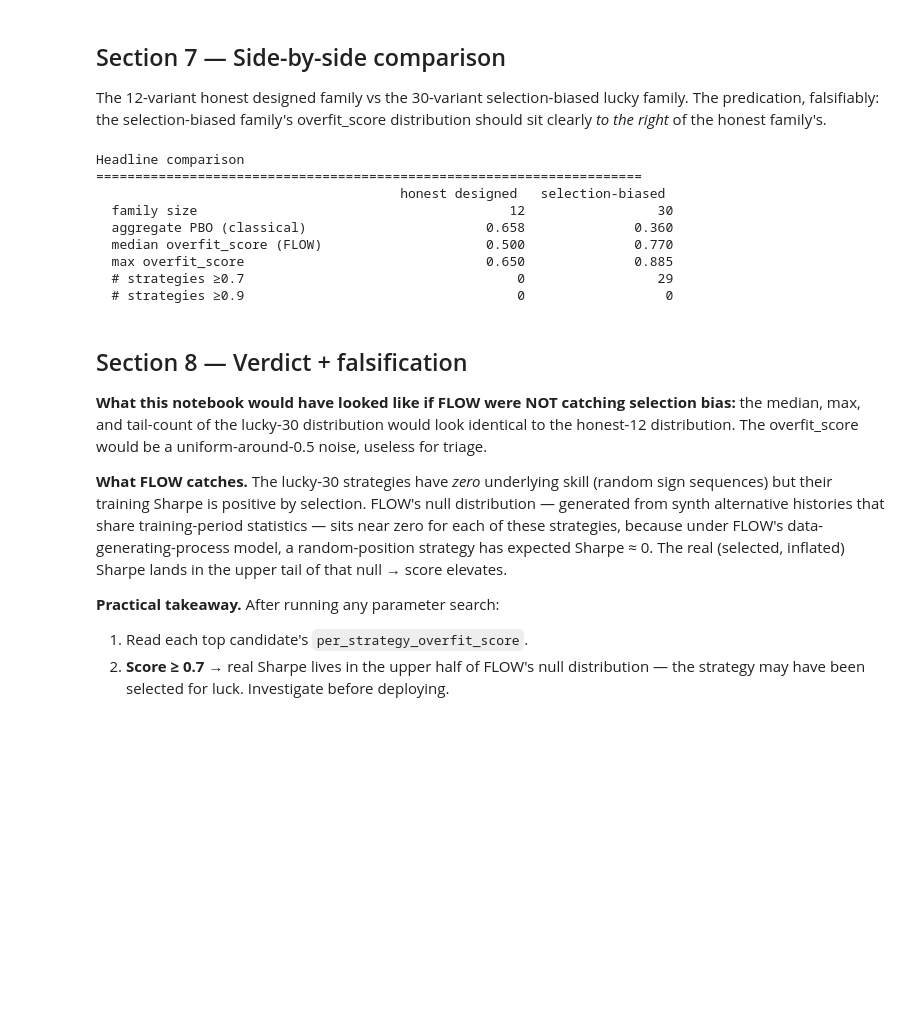
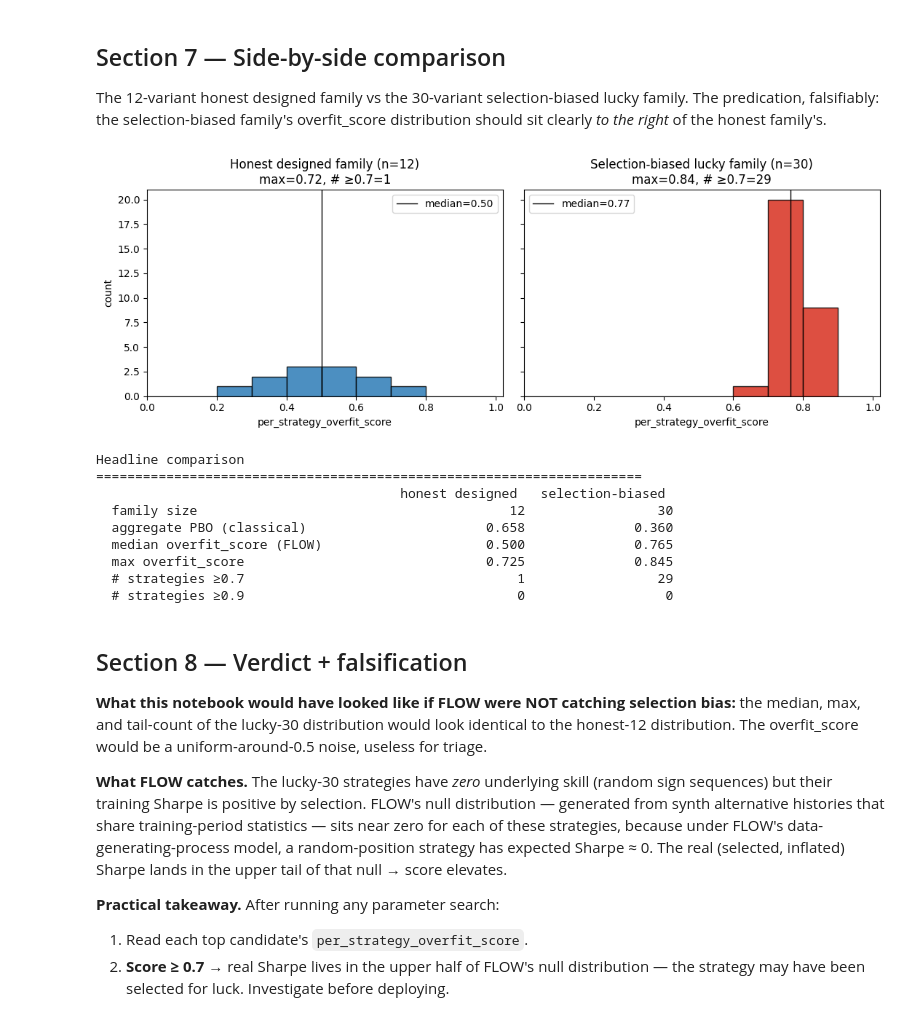
Before and after one commit to sablier-ai/sablier-flow, a Jupyter notebook: examples/01_backtest_robustness.ipynb, the cells around one changed output. Cells and saved outputs as stored; diff of their text form; code cells hidden in the pictures; blank space fills up the shorter version.

```diff
--- a/examples/01_backtest_robustness.ipynb
+++ b/examples/01_backtest_robustness.ipynb
@@ -387,7 +387,6 @@ overfit_score distribution should sit clearly *to the right* of the
 honest family's.
 # %%
 import matplotlib
-matplotlib.use('Agg')
 import matplotlib.pyplot as plt
 
 honest_vals   = list(honest_scores.values())
@@ -402,41 +401,42 @@ axes[0].axvline(np.median(honest_vals), color='black', ls='-', lw=1,
 axes[0].set_title(f'Honest designed family (n={len(honest_vals)})\n'
                   f'max={max(honest_vals):.2f}, # ≥0.7={sum(1 for v in honest_vals if v>=0.7)}')
 axes[0].set_xlabel('per_strategy_overfit_score')
 axes[0].set_ylabel('count')
 axes[0].set_xlim(0, 1.02)
 axes[0].legend()
 
 axes[1].hist(selected_vals, bins=np.arange(0, 1.05, 0.1),
              color='#D7301F', edgecolor='black', alpha=0.85)
 axes[1].axvline(np.median(selected_vals), color='black', ls='-', lw=1,
                 label=f'median={np.median(selected_vals):.2f}')
 axes[1].set_title(f'Selection-biased lucky family (n={len(selected_vals)})\n'
                   f'max={max(selected_vals):.2f}, # ≥0.7={sum(1 for v in selected_vals if v>=0.7)}')
 axes[1].set_xlabel('per_strategy_overfit_score')
 axes[1].set_xlim(0, 1.02)
 axes[1].legend()
 plt.tight_layout()
 plt.show()
 
 print()
 print('Headline comparison')
 print('=' * 70)
 print(f'                                       honest designed   selection-biased')
 print(f'  family size                          {len(honest_vals):>16d}   {len(selected_vals):>16d}')
 print(f'  aggregate PBO (classical)            {honest_report.pbo:>16.3f}   {selected_report.pbo:>16.3f}')
 print(f'  median overfit_score (FLOW)          {np.median(honest_vals):>16.3f}   {np.median(selected_vals):>16.3f}')
 print(f'  max overfit_score                    {max(honest_vals):>16.3f}   {max(selected_vals):>16.3f}')
 print(f'  # strategies ≥0.7                    {sum(1 for v in honest_vals if v>=0.7):>16d}   {sum(1 for v in selected_vals if v>=0.7):>16d}')
 print(f'  # strategies ≥0.9                    {sum(1 for v in honest_vals if v>=0.9):>16d}   {sum(1 for v in selected_vals if v>=0.9):>16d}')
 # %% [output]
+[figure, added]
 Headline comparison
 ======================================================================
                                        honest designed   selection-biased
   family size                                        12                 30
   aggregate PBO (classical)                       0.658              0.360
-  median overfit_score (FLOW)                     0.500              0.770
-  max overfit_score                               0.650              0.885
-  # strategies ≥0.7                                   0                 29
+  median overfit_score (FLOW)                     0.500              0.765
+  max overfit_score                               0.725              0.845
+  # strategies ≥0.7                                   1                 29
   # strategies ≥0.9                                   0                  0
 # %% [markdown]
 ## Section 8 — Verdict + falsification
```
Also changed, not shown: parts of 5 cells of this notebook, 8 other files.
